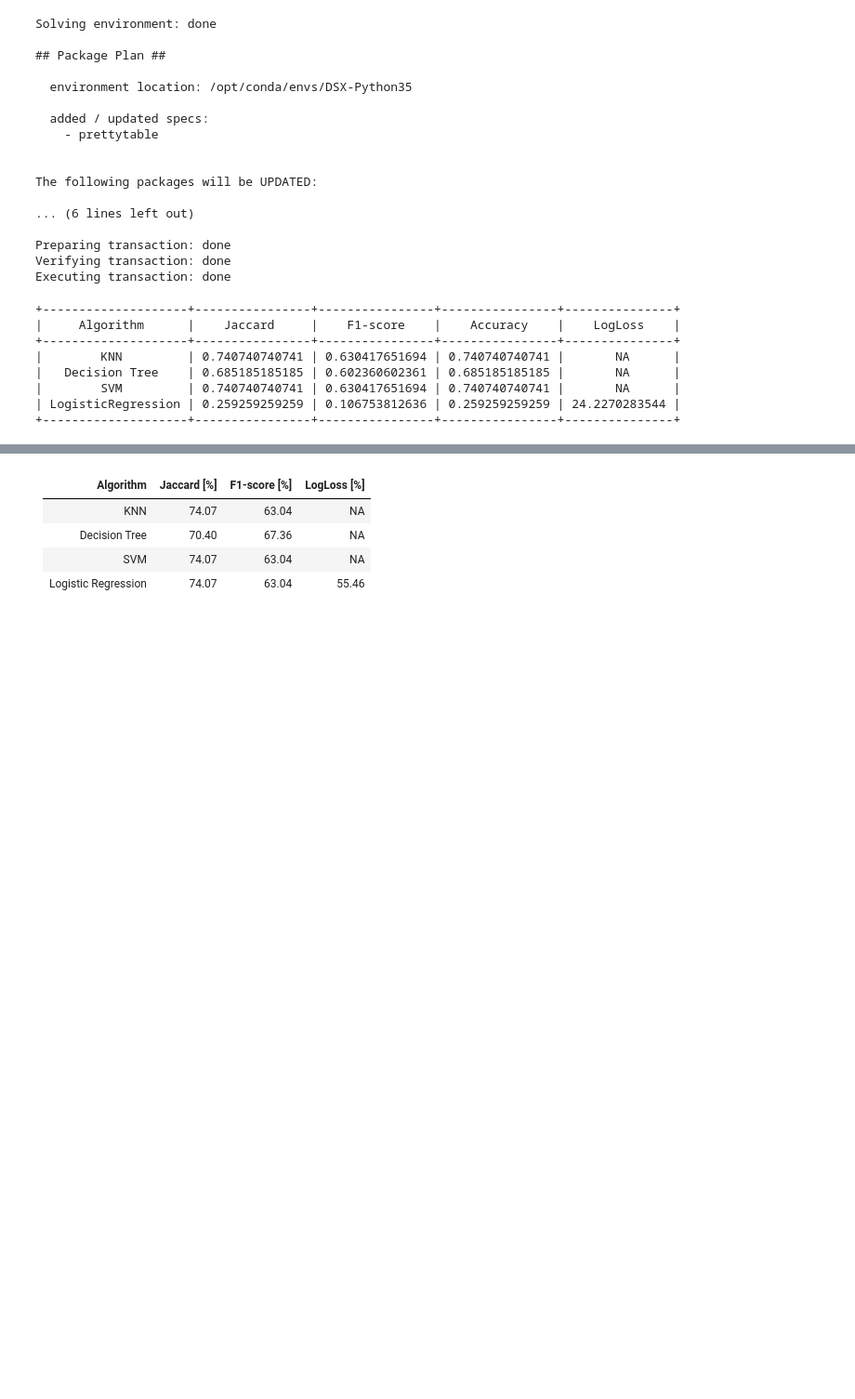
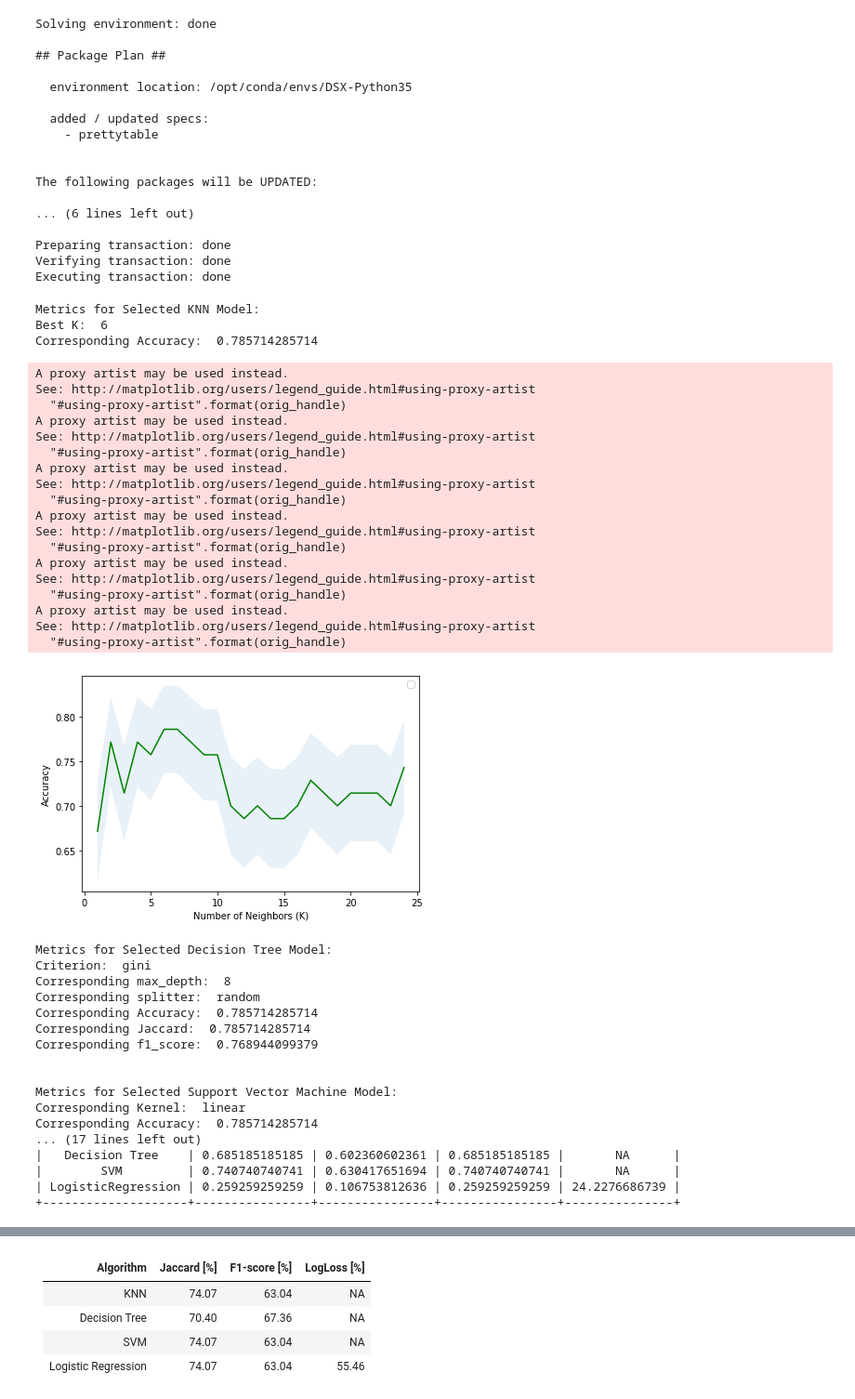
Before and after one commit to otasowieosifo/Projects-in-datascience, a Jupyter notebook: Capstone_Project.ipynb, the cells around one changed output, grey strips where cells are left out. Shown at 93% size. Saved outputs shown, nothing was run; the diff lists cells and outputs as text; code cells hidden in the pictures; blank space fills up the shorter version.

```diff
--- a/Capstone_Project.ipynb
+++ b/Capstone_Project.ipynb
@@ -363,11 +367,11 @@ from sklearn import tree
 # %%
 # fucntion and class for defining decision tree based on the parameters: criterion, splitter and tree depth
 class DescisionTreeMetrics:
-    def __init__(self, criteria_in, max_depth_in, split_strategy, accuracy_in, jaccard_in, f1_score_in):
-        self.criteria = criteria_in
+    def __init__(self, criterion_in, max_depth_in, split_strategy, accuracy_in, jaccard_in, f1_score_in):
+        self.criterion = criterion_in
         self.max_depth = max_depth_in
         self.accuracy = accuracy_in
-        self.split = split_strategy
+        self.splitter = split_strategy
         self.jaccard = jaccard_in
         self.f1_score = f1_score_in
 
@@ -392,7 +396,15 @@ def getOptimumDecisionTree(X_train_set, Y_train_set):
                 metrics_list_tree.append(descisionTreeMetrics)
     metrics_list_tree = sorted(metrics_list_tree, key=attrgetter('accuracy','jaccard','f1_score'), reverse = True) # Sort in the descending order
     descisionTreeMetrics = metrics_list_tree[0] # return the first element in the list after sorting in descending order
-    return getDecisionTreeForTraining(descisionTreeMetrics.max_depth, descisionTreeMetrics.criteria, descisionTreeMetrics.split)
+    print('Metrics for Selected Decision Tree Model:')
+    print('Criterion: ', metrics_list_tree[0].criterion)
+    print("Corresponding max_depth: ", metrics_list_tree[0].max_depth)
+    print("Corresponding splitter: ", metrics_list_tree[0].splitter)
+    print("Corresponding Accuracy: ", metrics_list_tree[0].accuracy)
+    print("Corresponding Jaccard: ", metrics_list_tree[0].jaccard)
+    print("Corresponding f1_score: ", metrics_list_tree[0].f1_score)
+    print('\n')
+    return getDecisionTreeForTraining(descisionTreeMetrics.max_depth, descisionTreeMetrics.criterion, descisionTreeMetrics.splitter)
 # %% [markdown]
 # Support Vector Machine
 # %%
@@ -591,34 +616,66 @@ def workerFunctionAnalyzeLogisticReg(x_train_set, x_test_set, y_train_set, y_tes
 # %%
 # The test data set is used with out normalization for all the algorithms. This is to examine which algorithm is most affected by normalization
 
 def analyzeModelsUnNormalized(x_train_set, x_test_set, y_train_set, y_test_set):
     neigh_metrics = workerFunctionAnalyzeKNN(x_train_set, x_test_set, y_train_set, y_test_set)
+    plotDataForBestKSelection(Ks, mean_acc, std_acc)
     tree_metrics = workerFunctionDecisionTree(x_train_set, x_test_set, y_train_set, y_test_set)
     svm_metrics = workerFunctionAnalyzeSVM(x_train_set, x_test_set, y_train_set, y_test_set)
 
     model_name = 'LogisticRegression'
     logreg_metrics = workerFunctionAnalyzeLogisticReg(x_train_set, x_test_set, y_train_set, y_test_set)
 
     prettyTable = PrettyTable()
     prettyTable.field_names = ["Algorithm", "Jaccard", "F1-score", "Accuracy", "LogLoss"]
     prettyTable.add_row(["KNN", neigh_metrics.jaccard, neigh_metrics.f1_score, neigh_metrics.accuracy, "NA"])
     prettyTable.add_row(["Decision Tree", tree_metrics.jaccard, tree_metrics.f1_score, tree_metrics.accuracy, "NA"])
     prettyTable.add_row(["SVM", svm_metrics.jaccard, svm_metrics.f1_score, svm_metrics.accuracy, "NA"])
     prettyTable.add_row(["LogisticRegression", logreg_metrics.jaccard, logreg_metrics.f1_score, logreg_metrics.accuracy, logreg_metrics.logloss])
-
+    print('Results of the analysis and evaluation with unnormalized test data')
     print(prettyTable)
 
 
 analyzeModelsUnNormalized(X_train, X_test_set, Y_train, Y_test_set)
 # %% [output]
-+--------------------+----------------+----------------+----------------+---------------+
-|     Algorithm      |    Jaccard     |    F1-score    |    Accuracy    |    LogLoss    |
-+--------------------+----------------+----------------+----------------+---------------+
-|        KNN         | 0.740740740741 | 0.630417651694 | 0.740740740741 |       NA      |
-|   Decision Tree    | 0.685185185185 | 0.602360602361 | 0.685185185185 |       NA      |
-|        SVM         | 0.740740740741 | 0.630417651694 | 0.740740740741 |       NA      |
-| LogisticRegression | 0.259259259259 | 0.106753812636 | 0.259259259259 | 24.2270283544 |
-+--------------------+----------------+----------------+----------------+---------------+
+Metrics for Selected KNN Model:
+Best K:  6
+Corresponding Accuracy:  0.785714285714
+A proxy artist may be used instead.
+See: http://matplotlib.org/users/legend_guide.html#using-proxy-artist
+  "#using-proxy-artist".format(orig_handle)
+A proxy artist may be used instead.
+See: http://matplotlib.org/users/legend_guide.html#using-proxy-artist
+  "#using-proxy-artist".format(orig_handle)
+A proxy artist may be used instead.
+See: http://matplotlib.org/users/legend_guide.html#using-proxy-artist
+  "#using-proxy-artist".format(orig_handle)
+A proxy artist may be used instead.
+See: http://matplotlib.org/users/legend_guide.html#using-proxy-artist
+  "#using-proxy-artist".format(orig_handle)
+A proxy artist may be used instead.
+See: http://matplotlib.org/users/legend_guide.html#using-proxy-artist
+  "#using-proxy-artist".format(orig_handle)
+A proxy artist may be used instead.
+See: http://matplotlib.org/users/legend_guide.html#using-proxy-artist
+  "#using-proxy-artist".format(orig_handle)
+[figure, added]
+Metrics for Selected Decision Tree Model:
+Criterion:  gini
+Corresponding max_depth:  8
+Corresponding splitter:  random
+Corresponding Accuracy:  0.785714285714
+Corresponding Jaccard:  0.785714285714
+Corresponding f1_score:  0.768944099379
+
+
+Metrics for Selected Support Vector Machine Model:
+Corresponding Kernel:  linear
+Corresponding Accuracy:  0.785714285714
+... (17 lines left out)
+|   Decision Tree    | 0.685185185185 | 0.602360602361 | 0.685185185185 |       NA      |
+|        SVM         | 0.740740740741 | 0.630417651694 | 0.740740740741 |       NA      |
+| LogisticRegression | 0.259259259259 | 0.106753812636 | 0.259259259259 | 24.2276686739 |
++--------------------+----------------+----------------+----------------+---------------+
 # %%
 # The test data set is normalized
 def analyzeModelsWithNormalizedTestSet(x_train_set, x_test_set, y_train_set, y_test_set):
```
Also changed, not shown: parts of 8 cells of this notebook.
